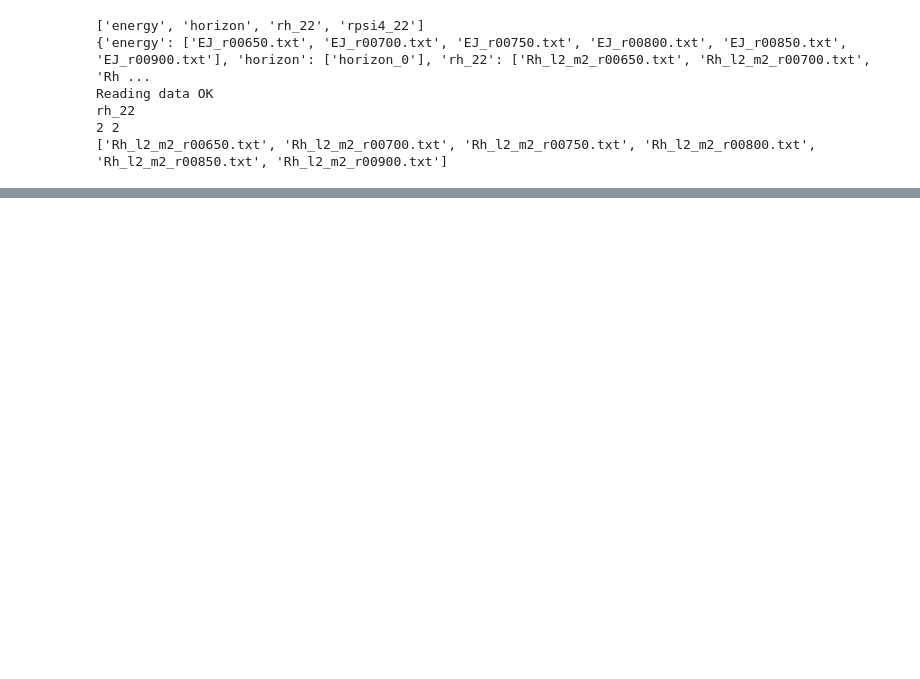
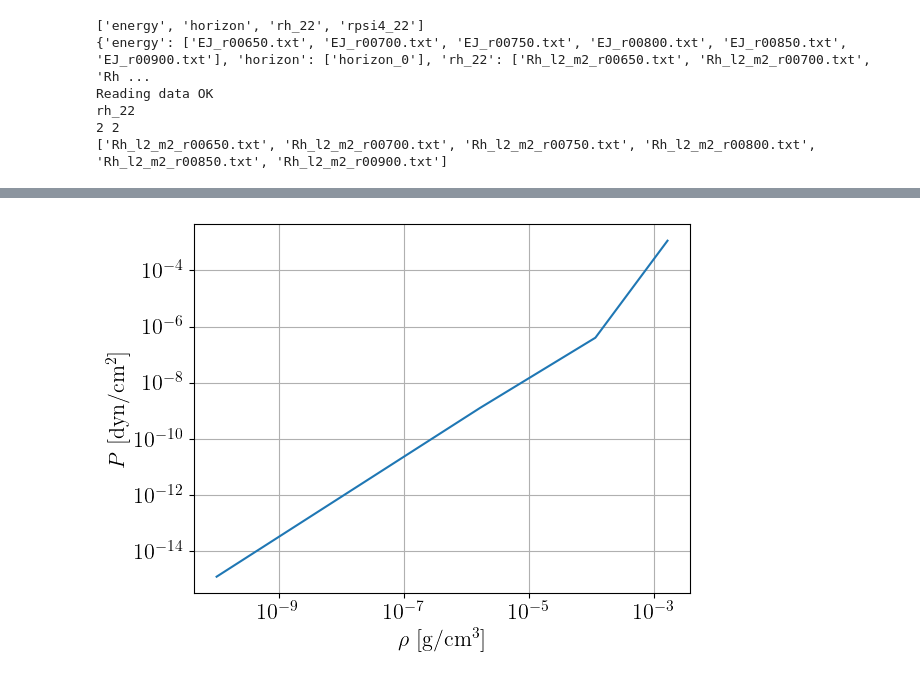
Before and after one commit to ThibeauWouters/NR_temperature, a Jupyter notebook: example/explore_data.ipynb, the cells around one changed output, grey strips where cells are left out. Saved outputs shown, nothing was run; the diff lists cells and outputs as text; code cells hidden in the pictures; blank space fills up the shorter version.

```diff
--- a/example/explore_data.ipynb
+++ b/example/explore_data.ipynb
@@ -78,0 +168,5 @@ No radius specified or radius not in data, taking largest radius
+# %%
+from eos import POLYTROPIC_EOS_DICT
+print(POLYTROPIC_EOS_DICT.keys())
+example_eos = POLYTROPIC_EOS_DICT["2H"]
+print(example_eos.parameters)
@@ -78,0 +191,11 @@ No radius specified or radius not in data, taking largest radius
+# %%
+rho, pressure = example_eos.get_pressure()
+# %%
+plt.plot(rho, pressure)
+plt.xscale('log')
+plt.yscale('log')
+plt.xlabel(r"$\rho$ [g/cm$^3$]") # TODO check units
+plt.ylabel(r"$P$ [dyn/cm$^2$]") # TODO check units
+plt.show()
+# %% [output]
+[figure, added]
```
Also changed, not shown: parts of 20 cells of this notebook, 2 other files.
